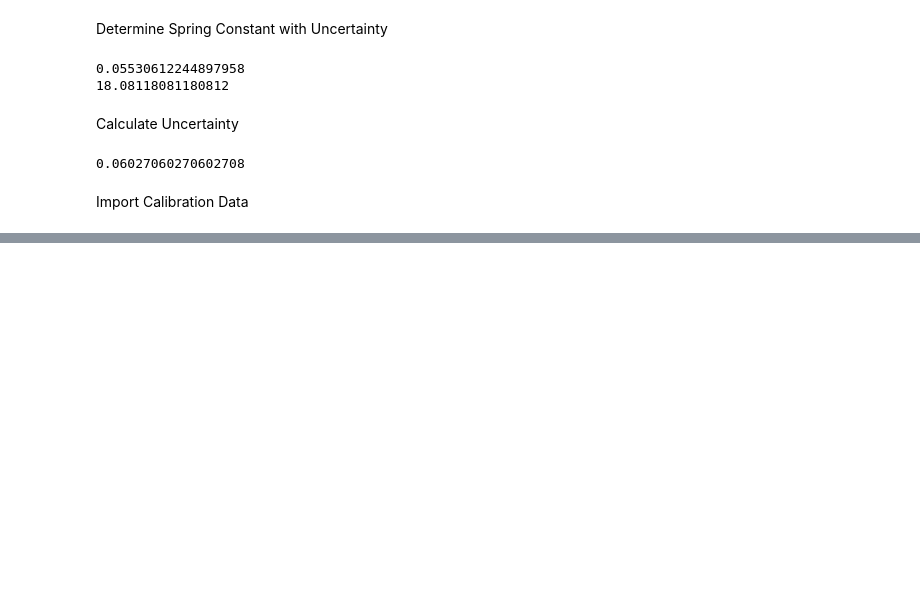
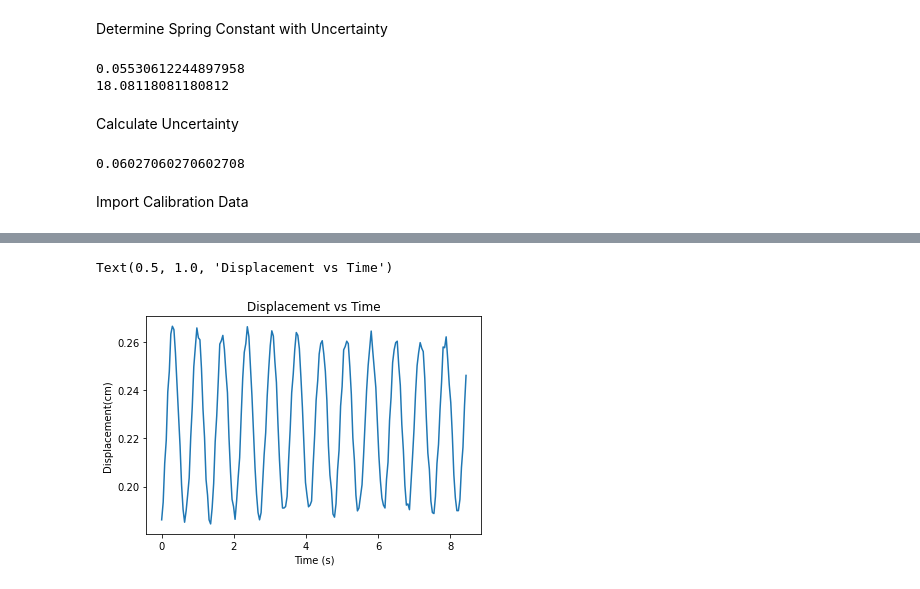
Before and after one commit to codegithubka/Physics-4AL-Gooogle-Collab-Files, a Jupyter notebook: PostLab3A.ipynb, the cells around one changed output, grey strips where cells are left out. Cells and saved outputs as stored; diff of their text form; code cells hidden in the pictures; blank space fills up the shorter version.

```diff
--- a/PostLab3A.ipynb
+++ b/PostLab3A.ipynb
@@ -141,13 +176,17 @@ plt.plot(osc_time)
 # %%
-n_osc = osc[:]
+n_osc = osc[50:250]
 n_dist = n_osc[:,1]
 n_time = n_osc[:,0]
-n_time = n_time/1000 #convert to sceonds
+n_time = n_time - n_time[0] #convert to sceonds
+n_time = n_time/1000
 
-plt.plot(n_time, n_dist)
+plt.plot(n_time, n_dist/100)
 plt.xlabel('Time (s)')
 plt.ylabel('Displacement(cm)')
 plt.title('Displacement vs Time')
+# %% [output]
+Text(0.5, 1.0, 'Displacement vs Time')
+[figure, added]
 # %%
 x_a = osc[:,2]
 
```
Also changed, not shown: parts of 11 cells of this notebook.
